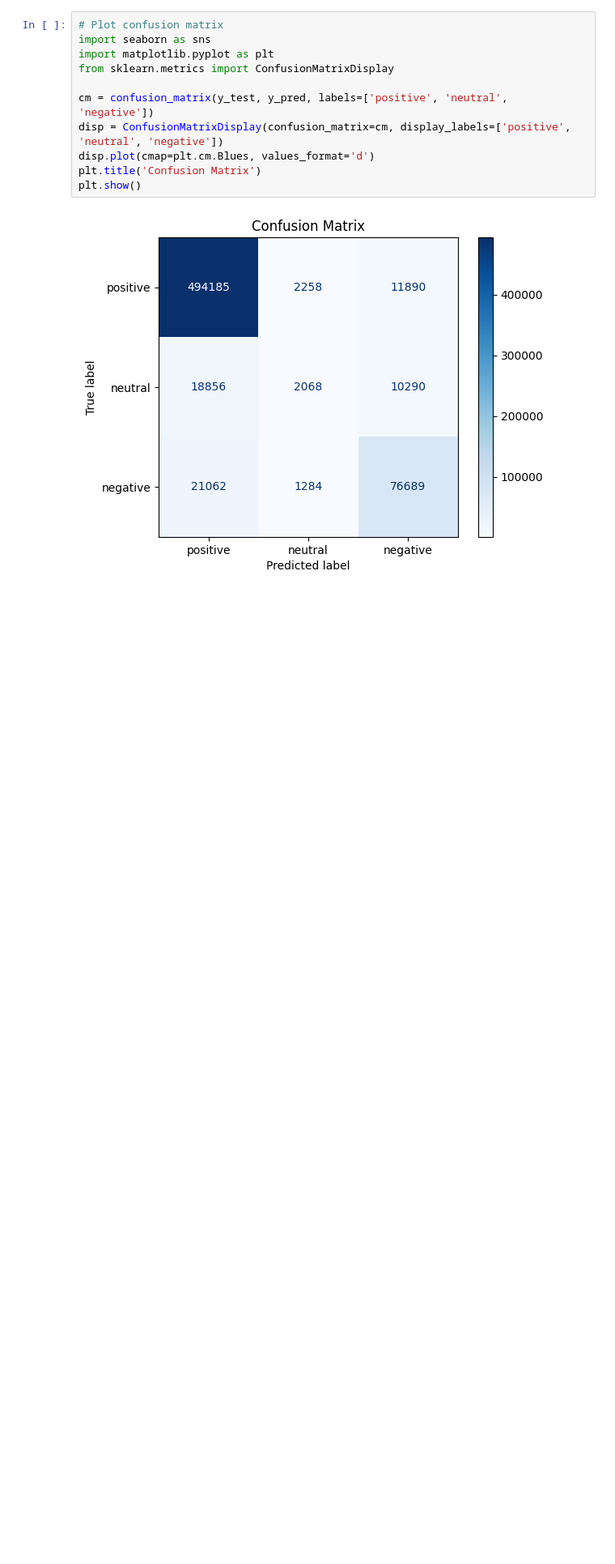
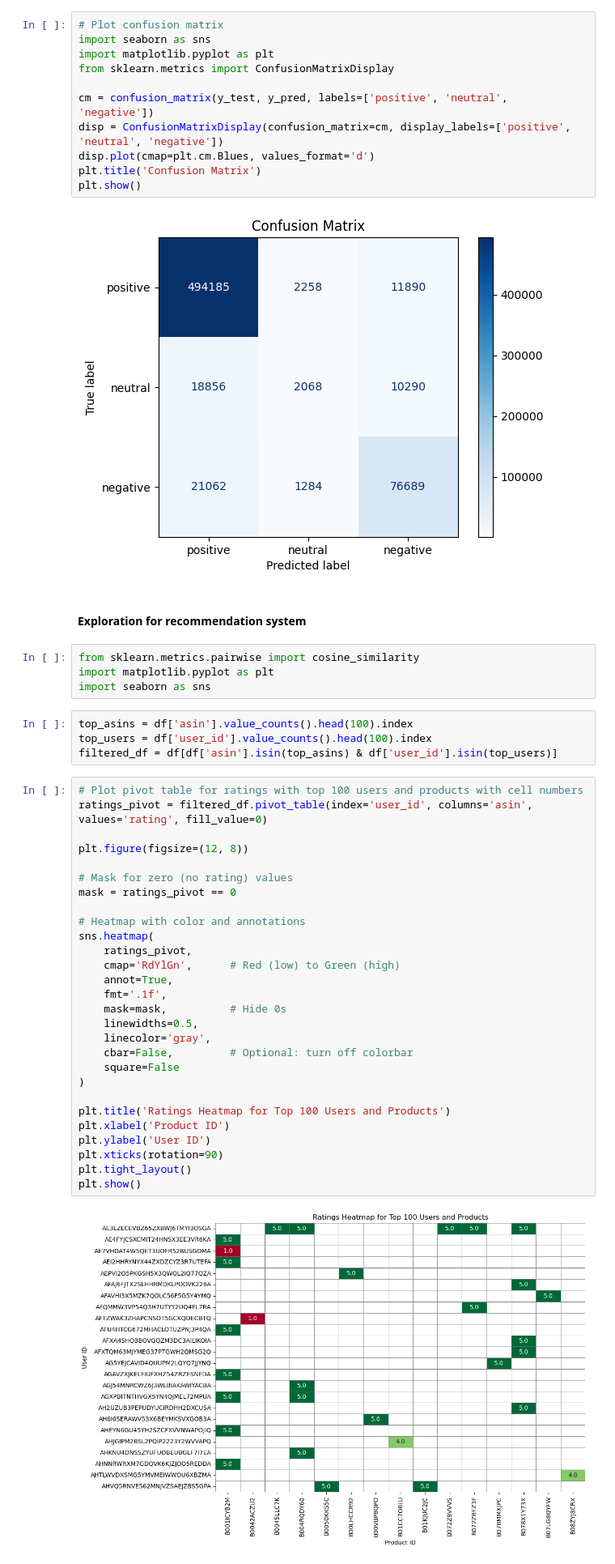
Before and after one commit to Currybon30/COMP262-NLP, a Jupyter notebook: phase2/explore.ipynb, the cells around one changed output. Shown at 81% size. Saved outputs shown, nothing was run; the diff lists cells and outputs as text; blank space fills up the shorter version.

```diff
--- a/phase2/explore.ipynb
+++ b/phase2/explore.ipynb
@@ -231,3 +226,43 @@ plt.title('Confusion Matrix')
 plt.show()
 # %% [output]
 [figure]
+# %% [markdown]
+#### Exploration for recommendation system
+# %%
+from sklearn.metrics.pairwise import cosine_similarity
+import matplotlib.pyplot as plt
+import seaborn as sns
+# %%
+top_asins = df['asin'].value_counts().head(100).index
+top_users = df['user_id'].value_counts().head(100).index
+filtered_df = df[df['asin'].isin(top_asins) & df['user_id'].isin(top_users)]
+# %%
+# Plot pivot table for ratings with top 100 users and products with cell numbers
+ratings_pivot = filtered_df.pivot_table(index='user_id', columns='asin', values='rating', fill_value=0)
+
+plt.figure(figsize=(12, 8))
+
+# Mask for zero (no rating) values
+mask = ratings_pivot == 0
+
+# Heatmap with color and annotations
+sns.heatmap(
+    ratings_pivot,
+    cmap='RdYlGn',      # Red (low) to Green (high)
+    annot=True,
+    fmt='.1f',
+    mask=mask,          # Hide 0s
+    linewidths=0.5,
+    linecolor='gray',
+    cbar=False,         # Optional: turn off colorbar
+    square=False
+)
+
+plt.title('Ratings Heatmap for Top 100 Users and Products')
+plt.xlabel('Product ID')
+plt.ylabel('User ID')
+plt.xticks(rotation=90)
+plt.tight_layout()
+plt.show()
+# %% [output]
+[figure, added]
```
Also changed, not shown: parts of 5 cells of this notebook.
